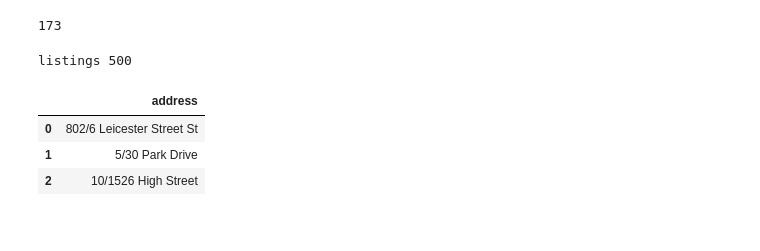
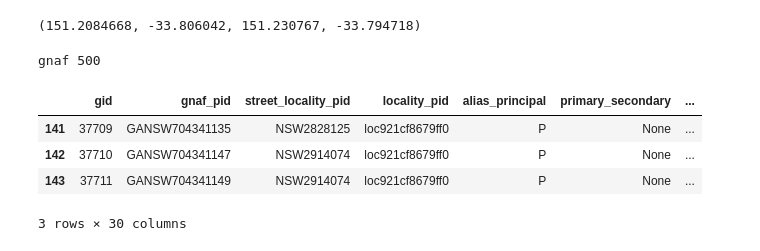
Before and after one commit to z4nse/microburbs-coding, a Jupyter notebook: property_orientation.ipynb, the cells around one changed output. Drawn from its saved outputs; the diff is of its cells as text; code cells hidden in the pictures.

```diff
--- a/property_orientation.ipynb
+++ b/property_orientation.ipynb
@@ -17,12 +56,16 @@ from pathlib import Path
 SAMPLE_SIZE = 500 # None to process all
 
 ROOT = Path('.')
-LISTINGS_CSV = ROOT / 'data' / 'listings_domain.csv'
+GNAF_PARQUET = ROOT / 'data' / 'gnaf_prop.parquet'
 ROADS_GPKG = ROOT / 'data' / 'roads.gpkg'
 OUTPUT_CSV = ROOT / 'output' / 'property_orientation.csv'
 
-# Columns to retain from listings
+# Columns to retain if present
 KEEP_COLS = [
+    # Listings-like fields
     'listing_id', 'weekly_rent', 'bond', 'bedrooms', 'bathrooms', 'car_spaces',
-    'property_type_primary', 'property_type_secondary', 'address', 'suburb', 'state', 'postcode'
+    'property_type_primary', 'property_type_secondary', 'address', 'suburb', 'state', 'postcode',
+    # Common GNAF fields (kept if they exist)
+    'locality_name', 'street_name', 'street_type_code', 'street_suffix_code',
+    'street_number_1', 'lot_number', 'postcode', 'state'
 ]
@@ -120,20 +174,27 @@ def compute_orientation_from_local_roads(lat: float, lon: float, lines: List[Lin
     return facing, cardinal
 
 
-def filter_melbourne_bbox(df: pd.DataFrame, lat_col: str, lon_col: str) -> pd.DataFrame:
-    min_lat, max_lat = -38.3, -37.4
-    min_lon, max_lon = 144.4, 145.6
+def get_roads_bounds(roads_path: Path) -> Tuple[float, float, float, float]:
+    gdf = gpd.read_file(roads_path)
+    gdf = _infer_to_wgs84(gdf)
+    minx, miny, maxx, maxy = gdf.total_bounds
+    return float(minx), float(miny), float(maxx), float(maxy)
+
+
+def filter_bbox(df: pd.DataFrame, lat_col: str, lon_col: str, bounds: Tuple[float, float, float, float]) -> pd.DataFrame:
+    minx, miny, maxx, maxy = bounds
     mask = (
-        df[lat_col].astype(float).between(min_lat, max_lat)
-        & df[lon_col].astype(float).between(min_lon, max_lon)
+        df[lat_col].astype(float).between(miny, maxy)
+        & df[lon_col].astype(float).between(minx, maxx)
     )
     return df.loc[mask].copy()
 # %%
 # Load roads
 lines, tree = load_local_roads(ROADS_GPKG)
-len(lines)
+ROADS_BOUNDS = get_roads_bounds(ROADS_GPKG)
+ROADS_BOUNDS
 # %% [output]
-173
+(151.2084668, -33.806042, 151.230767, -33.794718)
 # %%
 # Helper to detect lat/lon columns
 
@@ -147,26 +208,26 @@ def find_lat_lon_columns(df: pd.DataFrame) -> Tuple[str, str]:
         raise ValueError(f"Could not detect lat/lon columns. Columns present: {list(df.columns)}")
     return lat_col, lon_col
 # %%
-# Load source points (listings only)
-df = pd.read_csv(LISTINGS_CSV)
-address_col = 'address'
+# Load source points (GNAF properties)
+df = pd.read_parquet(GNAF_PARQUET)
 
 lat_col, lon_col = find_lat_lon_columns(df)
 
-# Filter Melbourne and drop NaNs
+# Drop NaNs and filter to roads coverage bbox
 pts = df.dropna(subset=[lat_col, lon_col]).copy()
-pts = filter_melbourne_bbox(pts, lat_col, lon_col)
+pts = filter_bbox(pts, lat_col, lon_col, ROADS_BOUNDS)
 if SAMPLE_SIZE:
     pts = pts.head(SAMPLE_SIZE).copy()
 
-print('listings', len(pts))
-pts[[address_col] if address_col in pts.columns else []].head(3)
+print('gnaf', len(pts))
+pts.head(3)
 # %% [output]
-listings 500
+gnaf 500
-|  | address |
-| 0 | 802/6 Leicester Street St |
-| 1 | 5/30 Park Drive |
-| 2 | 10/1526 High Street |
+|  | gid | gnaf_pid | street_locality_pid | locality_pid | alias_principal | primary_secondary | ... |
+| 141 | 37709 | GANSW704341135 | NSW2828125 | loc921cf8679ff0 | P | None | ... |
+| 142 | 37710 | GANSW704341147 | NSW2914074 | loc921cf8679ff0 | P | None | ... |
+| 143 | 37711 | GANSW704341149 | NSW2914074 | loc921cf8679ff0 | P | None | ... |
+3 rows × 30 columns
 # %%
 # Compute orientations
 results = []
```
Also changed, not shown: parts of 6 cells of this notebook, 4 other files.
